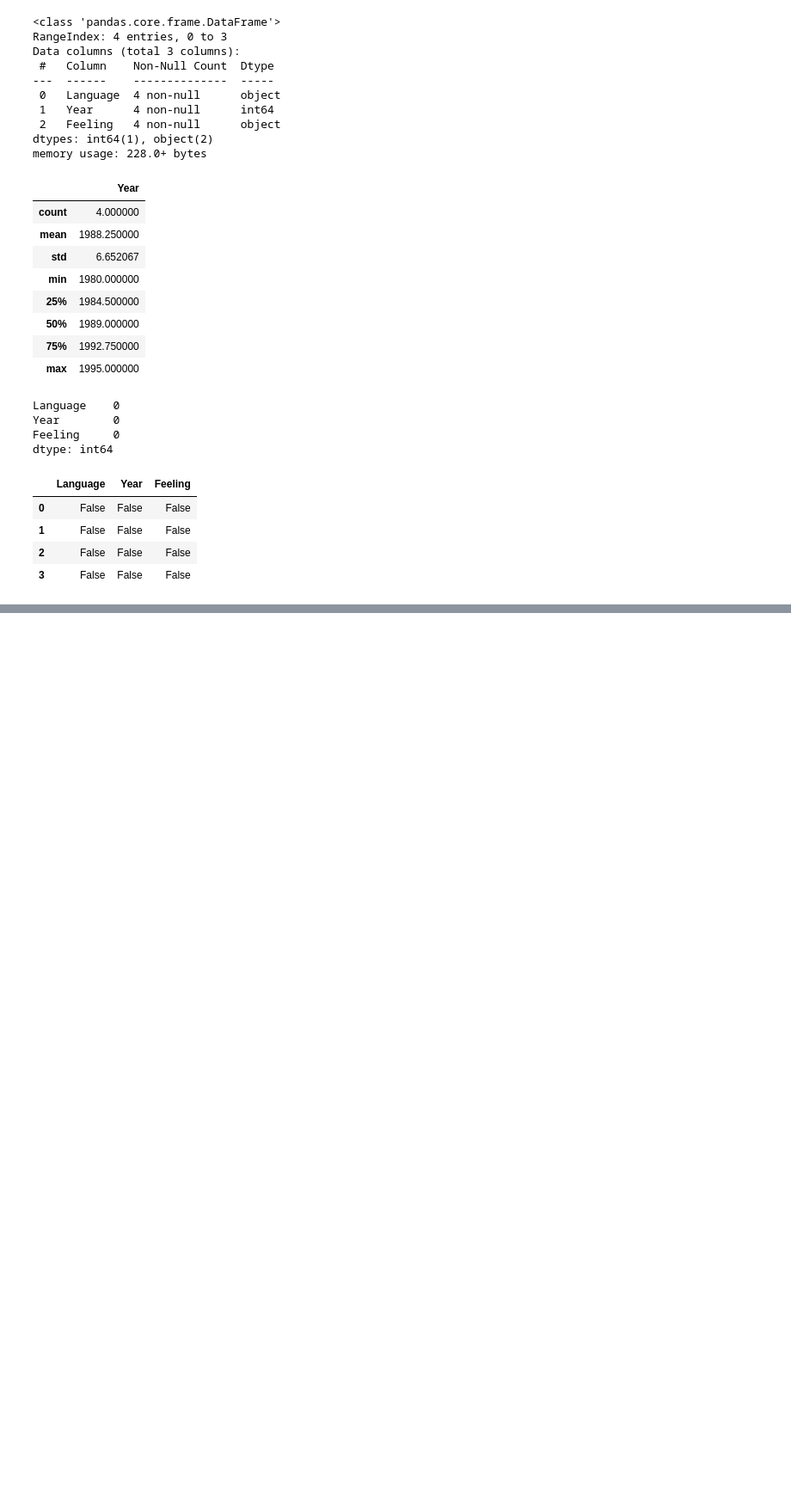
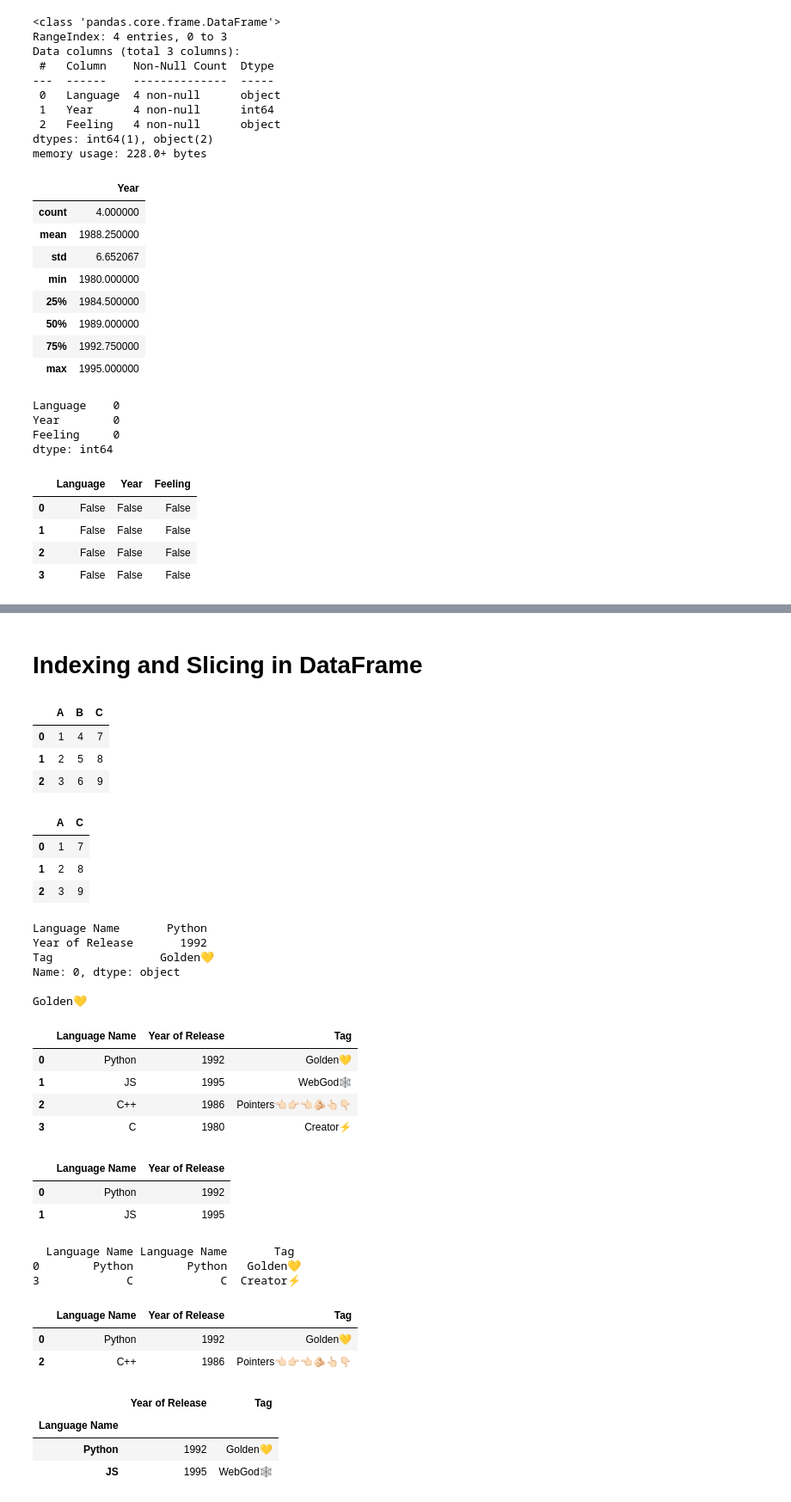
Before and after one commit to XionVolt/Ai-Ml, a Jupyter notebook: Programming/Pandas/03_dataframe.ipynb, the cells around one changed output, grey strips where cells are left out. Shown: that part at 86% size. Cells and saved outputs as stored; diff of their text form; code cells hidden in the pictures; blank space fills up the shorter version.

Commit message:
update pandas docs

```diff
--- a/Programming/Pandas/03_dataframe.ipynb
+++ b/Programming/Pandas/03_dataframe.ipynb
@@ -148,0 +172,2 @@ dtype: int64
+# %%
+langs.set_index('Language Name') # to make a column as index
@@ -148,0 +265,70 @@ dtype: int64
+# %% [markdown]
+# Indexing and Slicing in DataFrame
+# %%
+new_df
+# %% [output]
+|  | A | B | C |
+| 0 | 1 | 4 | 7 |
+| 1 | 2 | 5 | 8 |
+| 2 | 3 | 6 | 9 |
+# %%
+# fetch specific column
+new_df[['A', 'C']]
+# %% [output]
+|  | A | C |
+| 0 | 1 | 7 |
+| 1 | 2 | 8 |
+| 2 | 3 | 9 |
+# %%
+# iloc, to get rows by indexes(these indexes is internally managed by pandas, its not the indexes that we see on left most side of dataframe)
+""" a = np.arange(10).reshape(2,5) # reshape the array into 2 rows and 5 columns
+a[[0,1],[1,2]] , so all list of indexes should have same len in fancy indexing(unless the first list not contains single index)"""
+
+# single row
+print(langs.iloc[0],'\n')
+print(langs.iloc[0,-1],'\n')
+langs
+# %% [output]
+Language Name       Python
+Year of Release       1992
+Tag                Golden💛
+Name: 0, dtype: object
+
+Golden💛
+|  | Language Name | Year of Release | Tag |
+| 0 | Python | 1992 | Golden💛 |
+| 1 | JS | 1995 | WebGod🕸️ |
+| 2 | C++ | 1986 | Pointers👈🏻👉🏻👈🏻🫵🏻👆🏻👇🏻 |
+| 3 | C | 1980 | Creator⚡ |
+# %%
+# multiple rows
+langs.iloc[:2,:2]
+# %% [output]
+|  | Language Name | Year of Release |
+| 0 | Python | 1992 |
+| 1 | JS | 1995 |
+# %%
+# fancy indexing
+# pandas fancy indexing work little bit differently from numpy, because in numpy all list of indexes should have same len in fancy indexing(unless the first list not contains single index)
+
+print(langs.iloc[[0,-1],[0,0,-1]])
+# %% [output]
+  Language Name Language Name       Tag
+0        Python        Python   Golden💛
+3             C             C  Creator⚡
+# %%
+langs.iloc[[True, False, True, False], :] # fancy indexing with boolean indexing using iloc
+# %% [output]
+|  | Language Name | Year of Release | Tag |
+| 0 | Python | 1992 | Golden💛 |
+| 2 | C++ | 1986 | Pointers👈🏻👉🏻👈🏻🫵🏻👆🏻👇🏻 |
+# %%
+# loc, we can use labels(that we see left most side of dataframe) instead of index
+
+newLangs = langs.set_index('Language Name') # language name as index
+newLangs.loc[['Python', 'JS']]
+# %% [output]
+|  | Year of Release | Tag |
+| Language Name |  |  |
+| Python | 1992 | Golden💛 |
+| JS | 1995 | WebGod🕸️ |
```
Also changed, not shown: parts of 16 cells of this notebook, 2 other files.
